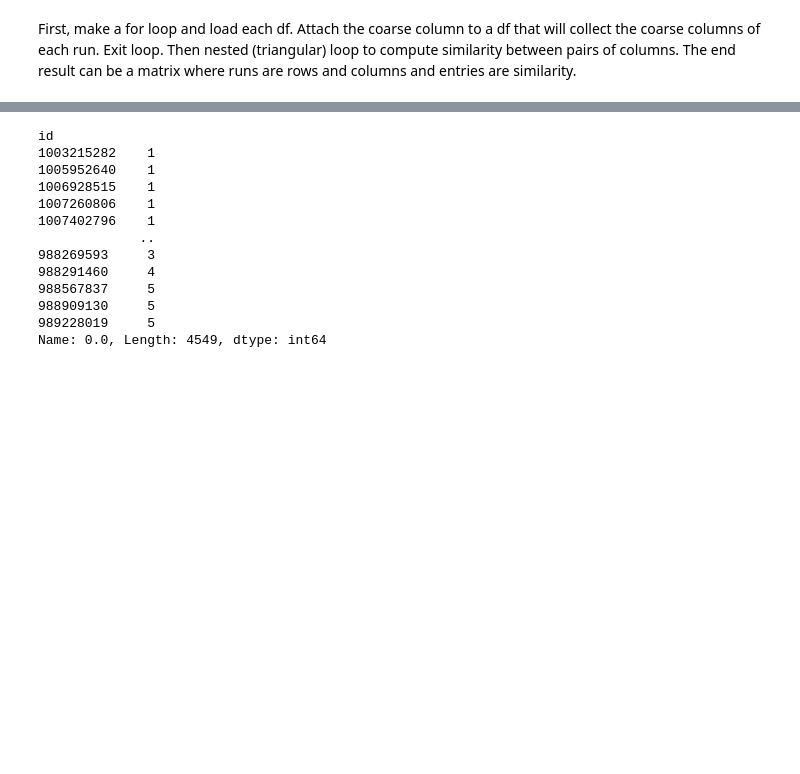
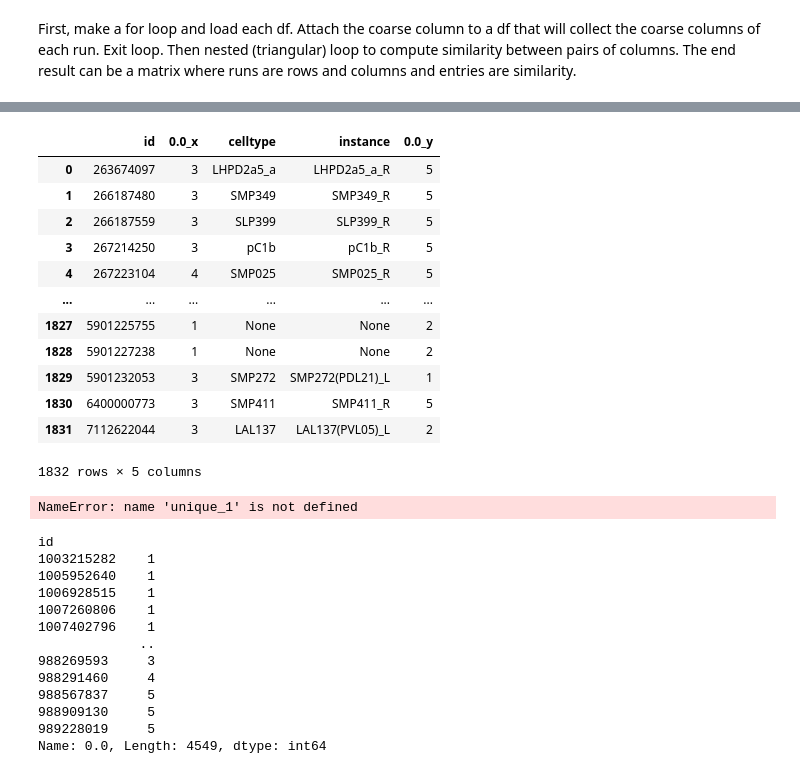
Before and after one commit to Gutierrez-lab/oviIN-analyses-gabrielle, a Jupyter notebook: jaccard_sandbox.ipynb, the cells around one changed output, grey strips where cells are left out. Drawn from its saved outputs; the diff is of its cells as text; code cells hidden in the pictures; blank space fills up the shorter version.

```diff
--- a/jaccard_sandbox.ipynb
+++ b/jaccard_sandbox.ipynb
@@ -355,0 +342,8 @@ df
+# %%
+import os
+
+# file path for oviIN modularity data for full ovi connectome
+os.chdir('/Users/ggutierr/My Drive (ggutierr@barnard.edu)/GitHub/oviIN-analyses-gabrielle/hemibrain_preprocessed/preprocessed-v1.2')
+
+# load in the data
+HB_node_df = pd.read_csv('preprocessed_nodes.csv')
@@ -356,3 +375,30 @@ df
+# %%
+test1 = HB_node_df[['id','0.0','celltype','instance']].copy()
+test2 = ovi_in_node_df[['id','0.0']].copy()
+# %%
+test3 = pd.merge(test1, test2, on='id', how='inner')
+test3
+# %% [output]
+|  | id | 0.0_x | celltype | instance | 0.0_y |
+| 0 | 263674097 | 3 | LHPD2a5_a | LHPD2a5_a_R | 5 |
+| 1 | 266187480 | 3 | SMP349 | SMP349_R | 5 |
+| 2 | 266187559 | 3 | SLP399 | SLP399_R | 5 |
+| 3 | 267214250 | 3 | pC1b | pC1b_R | 5 |
+| 4 | 267223104 | 4 | SMP025 | SMP025_R | 5 |
+| ... | ... | ... | ... | ... | ... |
+| 1827 | 5901225755 | 1 | None | None | 2 |
+| 1828 | 5901227238 | 1 | None | None | 2 |
+| 1829 | 5901232053 | 3 | SMP272 | SMP272(PDL21)_L | 1 |
+| 1830 | 6400000773 | 3 | SMP411 | SMP411_R | 5 |
+| 1831 | 7112622044 | 3 | LAL137 | LAL137(PVL05)_L | 2 |
+1832 rows × 5 columns
+# %%
+coarse_col = '0.0_x'
+chi = '0.0_y'
+test4 = main_jaccard(test3, coarse_col, chi)
+test4
+# %% [output]
+NameError: name 'unique_1' is not defined
 # %%
 # create a new df from the reference column
 configs_df = df['0.0'].copy()
```
Also changed, not shown: parts of 5 cells of this notebook, 1 other file.
